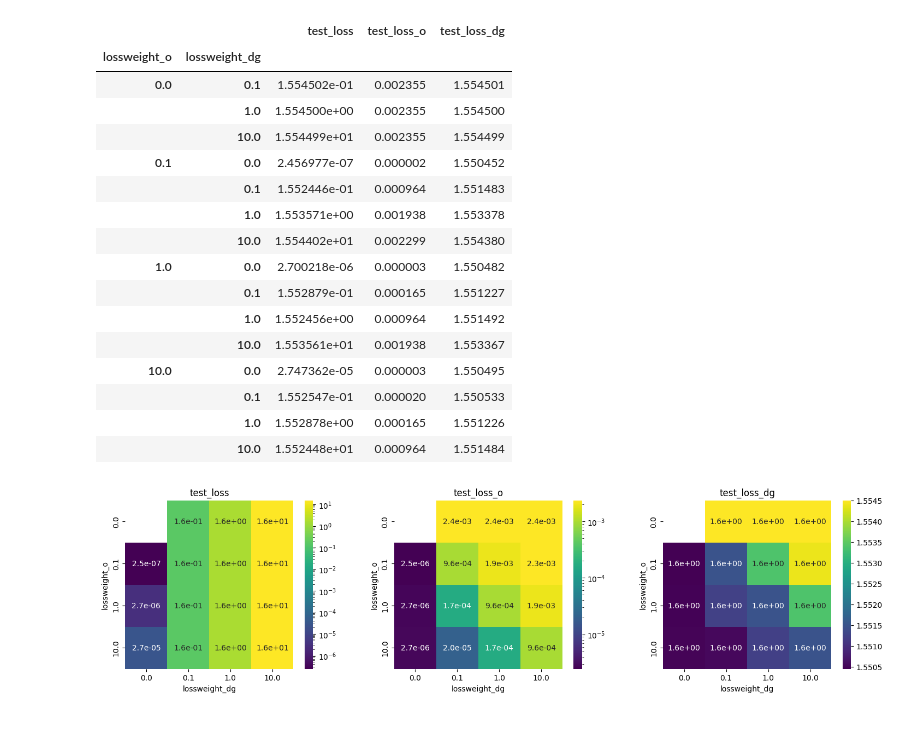
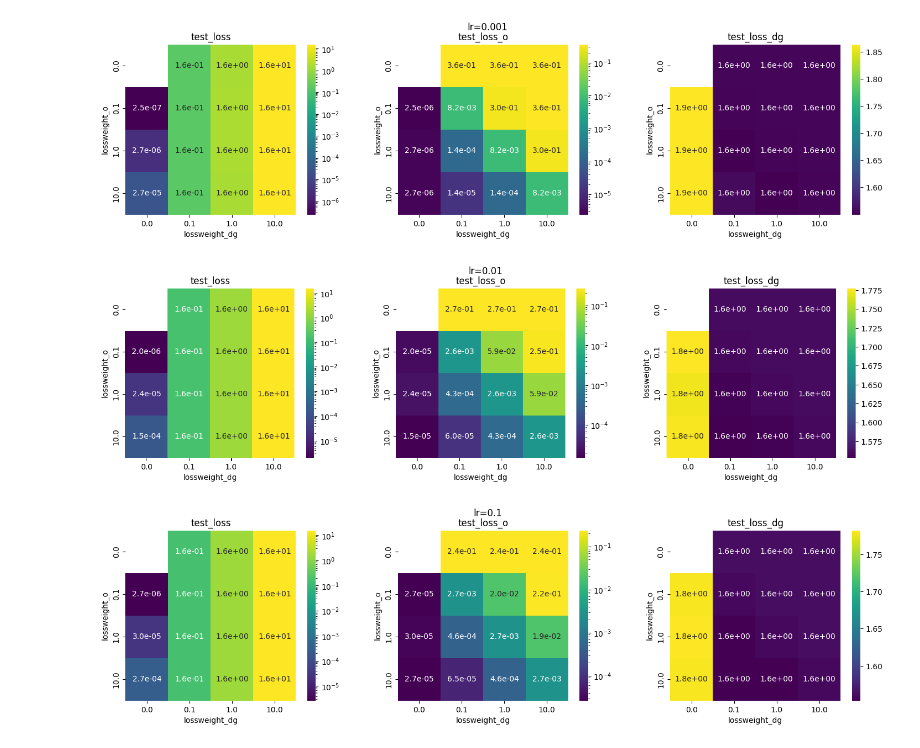
Before and after one commit to elidub/SymPDE, a Jupyter notebook: notebooks_symlie/results_inspectdev.ipynb, the cells around one changed output. Cells and saved outputs as stored; diff of their text form; code cells hidden in the pictures.

```diff
--- a/notebooks_symlie/results_inspectdev.ipynb
+++ b/notebooks_symlie/results_inspectdev.ipynb
@@ -25,8 +22,4 @@ df = get_inspectdev_df(tags = ['noise1d-loss'])
 lw_o, lw_dg = 'lossweight_o', 'lossweight_dg'
 # %%
 losses = ['test_loss', 'test_loss_o', 'test_loss_dg']
-d = df[[lw_o, lw_dg] + losses].copy()
+d = df[[lw_o, lw_dg] + losses + ['lr']].copy()
-# %%
-d = d.set_index([lw_o, lw_dg])
-d = d.drop([(0, 0)])
-d
@@ -51,36 +26,26 @@ d
-# %%
-d.reorder_levels([lw_o, lw_dg]).sort_index()
-# %% [output]
-|  |  | test_loss | test_loss_o | test_loss_dg |
-| lossweight_o | lossweight_dg |  |  |  |
-| 0.0 | 0.1 | 1.554502e-01 | 0.002355 | 1.554501 |
-|  | 1.0 | 1.554500e+00 | 0.002355 | 1.554500 |
-|  | 10.0 | 1.554499e+01 | 0.002355 | 1.554499 |
-| 0.1 | 0.0 | 2.456977e-07 | 0.000002 | 1.550452 |
-|  | 0.1 | 1.552446e-01 | 0.000964 | 1.551483 |
-|  | 1.0 | 1.553571e+00 | 0.001938 | 1.553378 |
-|  | 10.0 | 1.554402e+01 | 0.002299 | 1.554380 |
-| 1.0 | 0.0 | 2.700218e-06 | 0.000003 | 1.550482 |
-|  | 0.1 | 1.552879e-01 | 0.000165 | 1.551227 |
-|  | 1.0 | 1.552456e+00 | 0.000964 | 1.551492 |
-|  | 10.0 | 1.553561e+01 | 0.001938 | 1.553367 |
-| 10.0 | 0.0 | 2.747362e-05 | 0.000003 | 1.550495 |
-|  | 0.1 | 1.552547e-01 | 0.000020 | 1.550533 |
-|  | 1.0 | 1.552878e+00 | 0.000165 | 1.551226 |
-|  | 10.0 | 1.552448e+01 | 0.000964 | 1.551484 |
-# %%
-d_pivots = {loss: d.pivot_table(index=[lw_o], columns=[lw_dg], values=loss, aggfunc='mean') for loss in losses}
 # %%
-n_plots = len(d_pivots)
+for lr, d_lr in d.groupby('lr'):
 
-fig, axs = plt.subplots(1, n_plots, figsize=(6*n_plots, 4))
-for i, (loss, d_pivot) in enumerate(d_pivots.items()):
-    # plot_pivot(d_pivot, ax=ax[i], title=loss)
-    ax = axs[i]
+    d_lr = d_lr.set_index([lw_o, lw_dg])
+    d_lr = d_lr.drop([(0, 0)])
 
-    norm = LogNorm() if loss != 'test_loss_dg' else None
-    sns.heatmap(d_pivot, annot=True, fmt=".1e", cmap='viridis', ax = ax, square=True, norm=norm)
-    ax.set_title(loss)
-plt.show()
+    d_lr.reorder_levels([lw_o, lw_dg]).sort_index()
+
+    d_pivots = {loss: d_lr.pivot_table(index=[lw_o], columns=[lw_dg], values=loss, aggfunc='mean') for loss in losses}
+
+    n_plots = len(d_pivots)
+
+    fig, axs = plt.subplots(1, n_plots, figsize=(6*n_plots, 4))
+    for i, (loss, d_pivot) in enumerate(d_pivots.items()):
+        # plot_pivot(d_pivot, ax=ax[i], title=loss)
+        ax = axs[i]
+
+        norm = LogNorm() if loss != 'test_loss_dg' else None
+        sns.heatmap(d_pivot, annot=True, fmt=".1e", cmap='viridis', ax = ax, square=True, norm=norm)
+        ax.set_title(loss)
+    fig.suptitle(f'lr={lr}')
+    plt.show()
 # %% [output]
-[figure, old version]
+[figure, new version]
+[figure, added]
+[figure, added]
```
Also changed, not shown: parts of 2 cells of this notebook, 11 other files.
